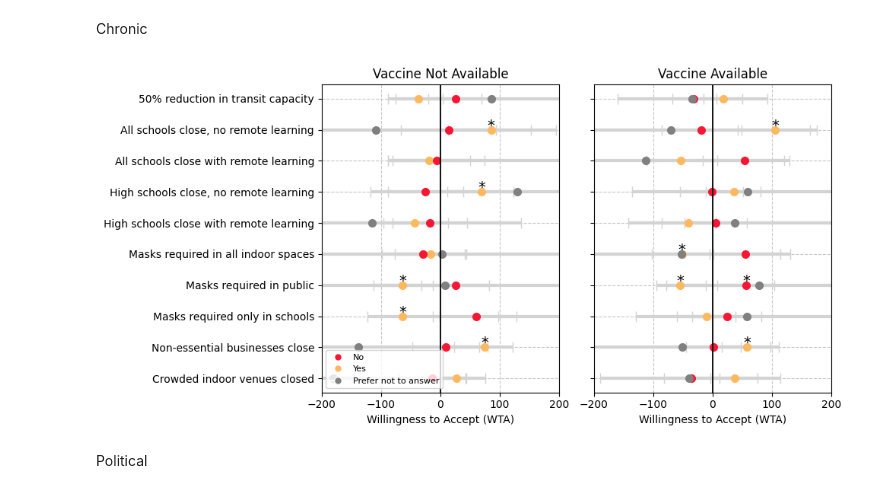
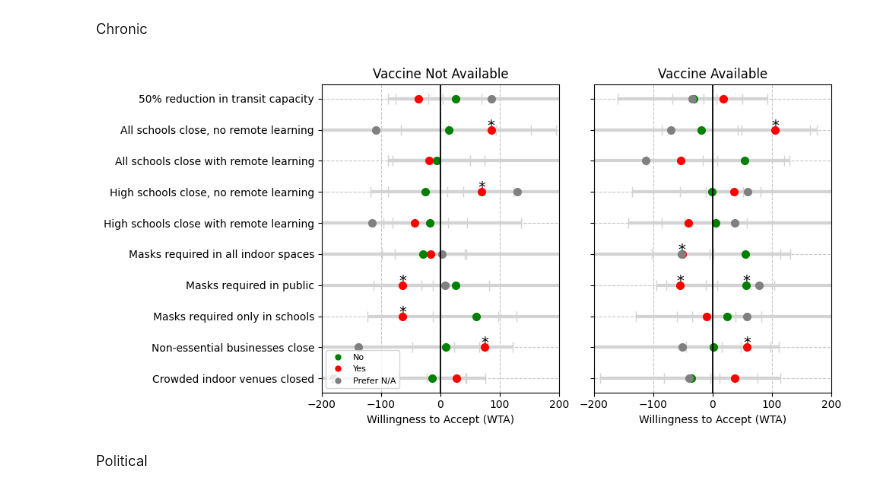
Before and after one commit to yaesoubilab/dces_for_npis, a Jupyter notebook: graphs_for_Reza.ipynb, the cells around one changed output. Drawn from its saved outputs; the diff is of its cells as text; code cells hidden in the pictures.

Commit message:
colored fixed

```diff
--- a/graphs_for_Reza.ipynb
+++ b/graphs_for_Reza.ipynb
@@ -766,15 +766,15 @@ wtp_vaccine = wtp_vaccine[reorder_indices_chronic_wtp]
 p_values_vaccine = p_values_vaccine[reorder_indices_chronic_wtp]  # Reorder p-values accordingly
 
 colors_coef_chronic = [
-    '#F71735' if '_No' in idx else
+    'green' if '_No' in idx else
     'grey' if '_Prefer not to answer' in idx else
-    '#FEB95F'  # Default color if none of the conditions match
+    'red'  # Default color if none of the conditions match
     for idx in reorder_indices_chronic
 ]
 
 legend_elements_chronic = [
-    Line2D([0], [0], marker='o', color='w', label='No', markerfacecolor='#F71735', markersize=MARKER_SIZE),
-    Line2D([0], [0], marker='o', color='w', label='Yes', markerfacecolor='#FEB95F', markersize=MARKER_SIZE),
+    Line2D([0], [0], marker='o', color='w', label='No', markerfacecolor='green', markersize=MARKER_SIZE),
+    Line2D([0], [0], marker='o', color='w', label='Yes', markerfacecolor='red', markersize=MARKER_SIZE),
     Line2D([0], [0], marker='o', color='w', label='Prefer N/A', markerfacecolor='grey', markersize=MARKER_SIZE)
 ]
 ax[0].errorbar(wtp_no_vaccine, x_wtp_chronic, xerr=[results_chronic_no_vaccine_filtered['WTP_mean'] - results_chronic_no_vaccine_filtered['WTP_CI_lower'], results_chronic_no_vaccine_filtered['WTP_CI_upper'] - results_chronic_no_vaccine_filtered['WTP_mean']], fmt='none', color='black', ecolor='lightgray', elinewidth=3, capsize=5)
@@ -794,34 +794,34 @@ ax[0].set_xlim(WTP_X_RANGE)
 ax[0].axvline(x=0, color='black', linestyle='-', linewidth=1.3)
 ax[0].set_title('Vaccine Not Available')
 ax[0].set_xlabel('Willingness to Accept (WTA)')
 
 # Add chronic condition legend
 ax[0].legend(handles=legend_elements_chronic, loc='lower left', fontsize=8)
 
 # Plot the filtered WTP and their confidence intervals on the second axis
 ax[1].errorbar(wtp_vaccine, x_wtp_chronic, xerr=[results_chronic_vaccine_filtered['WTP_mean'] - results_chronic_vaccine_filtered['WTP_CI_lower'], results_chronic_vaccine_filtered['WTP_CI_upper'] - results_chronic_vaccine_filtered['WTP_mean']], fmt='none', color='black', ecolor='lightgray', elinewidth=3, capsize=5)
 for i in range(len(wtp_vaccine)):
     ax[1].plot(wtp_vaccine[i], x_wtp_chronic[i], 'o', color=colors_coef_chronic[i], markersize=MARKER_SIZE)
 for i, p in enumerate(p_values_vaccine):
     if p < 0.05:
         ax[1].text(wtp_vaccine[i] + 0.001, x_wtp_chronic[i], '*', color='black', fontsize=14, ha='center')
 
 ax[1].set_ylabel('', fontsize=14)
 ax[1].set_yticks(np.arange(len(x_lab_single_plots)))
 ax[1].set_yticklabels("", rotation=0, ha='right', fontsize=10)
 # ax[0].set_xlim(-450, 450)
 
 ax[1].grid(True, linestyle='--', alpha=0.7)
 ax[1].axvline(x=0, color='black', linestyle='-', linewidth=1.3)
 ax[1].set_xlim(WTP_X_RANGE)
 ax[1].set_title('Vaccine Available')
 ax[1].set_xlabel('Willingness to Accept (WTA)')
 
 plt.tight_layout(w_pad=1.0)
 
 plt.savefig('WTP_chronic_both.png')
 # %% [output]
-[figure, old version]
+[figure, new version]
 # %% [markdown]
 Political
 # %%
```
Also changed, not shown: 1 other file.
